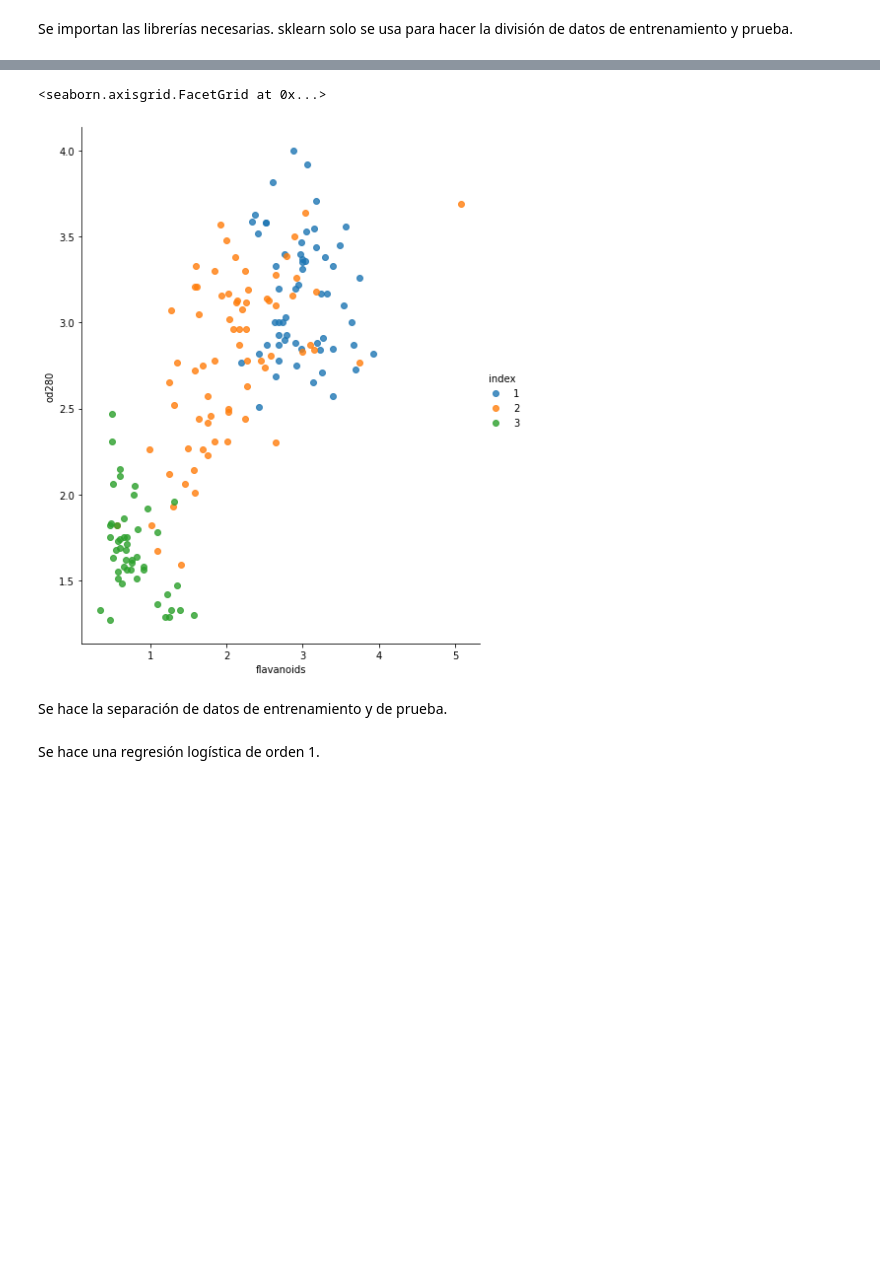
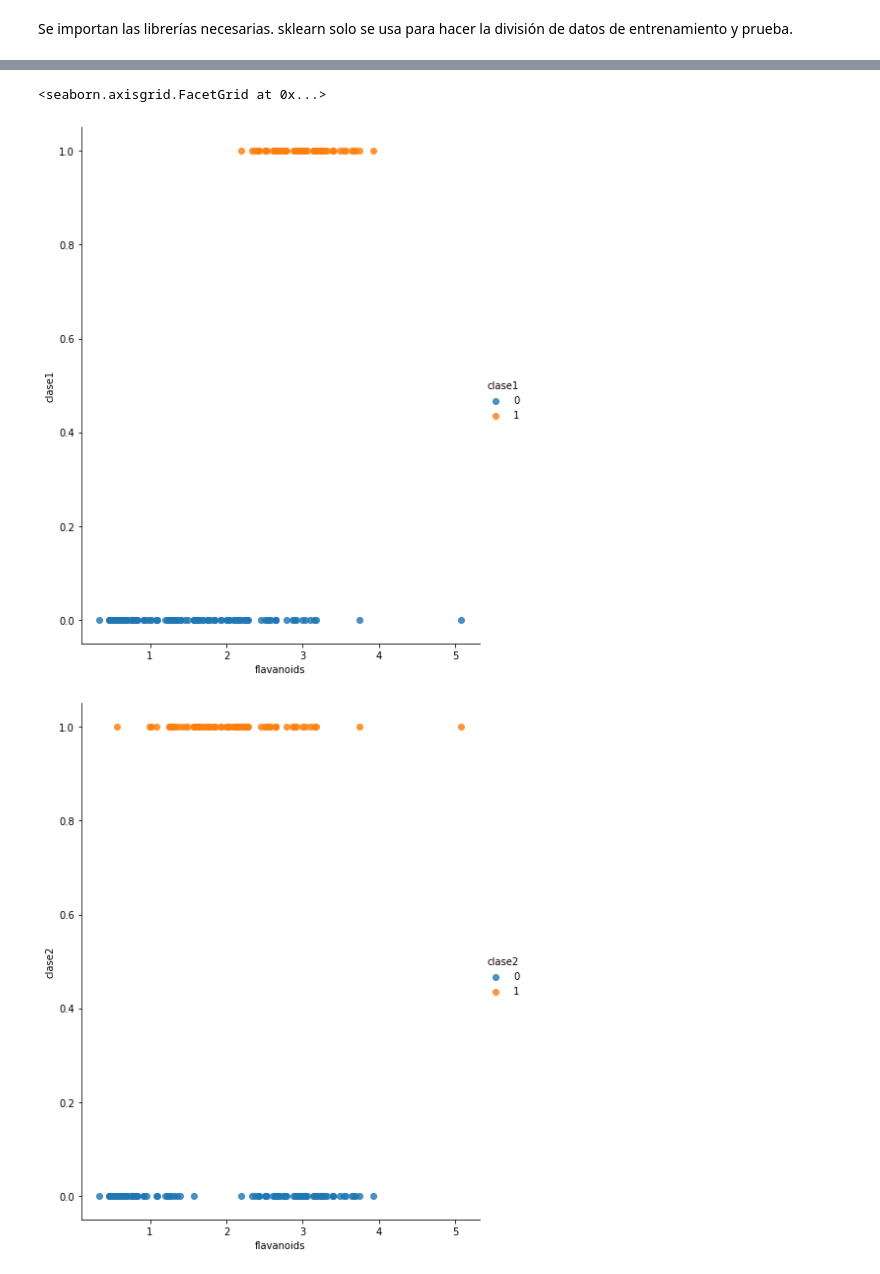
Before and after one commit to 1dgog/TC3006C_portafolio_m2, a Jupyter notebook: a01139500_m2_retro.ipynb, the cells around one changed output, grey strips where cells are left out. Saved outputs shown, nothing was run; the diff lists cells and outputs as text; code cells hidden in the pictures; blank space fills up the shorter version.

```diff
--- a/a01139500_m2_retro.ipynb
+++ b/a01139500_m2_retro.ipynb
@@ -32,6 +34,12 @@ import seaborn as sns
 columns = ["alcohol","malic_acid","ash","alcalinity_of_ash", "magnesium","total_phenols","flavanoids","nonflavanoid_phenols","proanthocyanins","color_intensity","hue","od280","proline"] # definir nombres de columna manualmente
 df = pd.read_csv('wine.data',names = columns) # abrir el archivo de datos con los nombres dados para las columnas
 df2 = df.reset_index() # se añade un nuevo indice para que el indice previo sea una clasificación que se usara en la siguiente figura.
+df2["clase1"] = df2["index"]==1
+df2["clase1"] = df2["clase1"].astype(int)
+df2["clase2"] = df2["index"]==2
+df2["clase2"] = df2["clase2"].astype(int)
+df2["clase3"] = df2["index"]==3
+df2["clase3"] = df2["clase3"].astype(int)
 df2
 # %% [output]
 |  | index | alcohol | malic_acid | ash | alcalinity_of_ash | magnesium | total_phenols | flavanoids | ... |
@@ -50,14 +57,0 @@ df2
-# %%
-sns.lmplot(x='flavanoids',
-           y='od280',
-           height=8,
-           aspect=.8,
-           data = df2,
-           fit_reg=False,
-           hue='index',
-           legend=True)
-# %% [output]
-<seaborn.axisgrid.FacetGrid at 0x...>
-[figure, removed]
-# %% [markdown]
-Se hace la separación de datos de entrenamiento y de prueba.
@@ -69,2 +57,0 @@ x_train, x_test, y_train, y_test = train_test_split(df["flavanoids"],
-# %% [markdown]
-Se hace una regresión logística de orden 1.
@@ -77,0 +58,29 @@ n = len(y_train)
+# %%
+sns.lmplot(x='flavanoids',
+           y='clase1',
+           height=8,
+           aspect=.8,
+           data = df2,
+           fit_reg=False,
+           hue='clase1',
+           legend=True)
+sns.lmplot(x='flavanoids',
+           y='clase2',
+           height=8,
+           aspect=.8,
+           data = df2,
+           fit_reg=False,
+           hue='clase2',
+           legend=True)
+sns.lmplot(x='flavanoids',
+           y='clase3',
+           height=8,
+           aspect=.8,
+           data = df2,
+           fit_reg=False,
+           hue='clase3',
+           legend=True)
+# %% [output]
+<seaborn.axisgrid.FacetGrid at 0x...>
+[figure, added]
+[figure, added]
```
Also changed, not shown: parts of 13 cells of this notebook.
